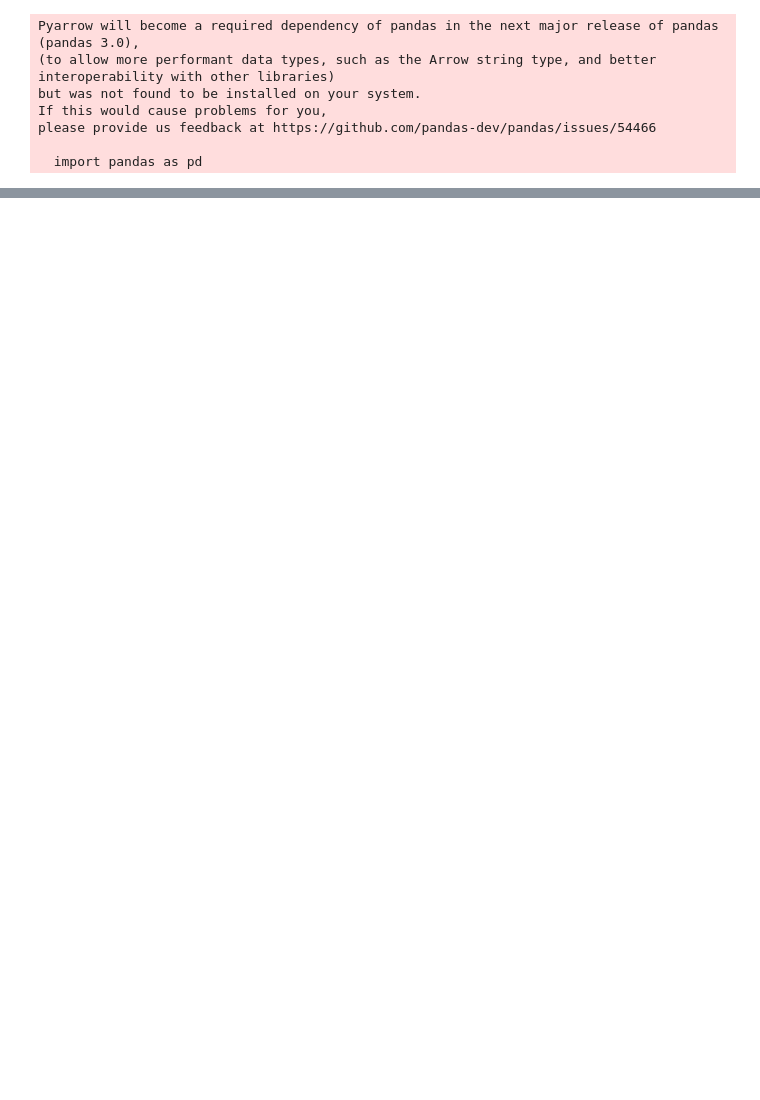
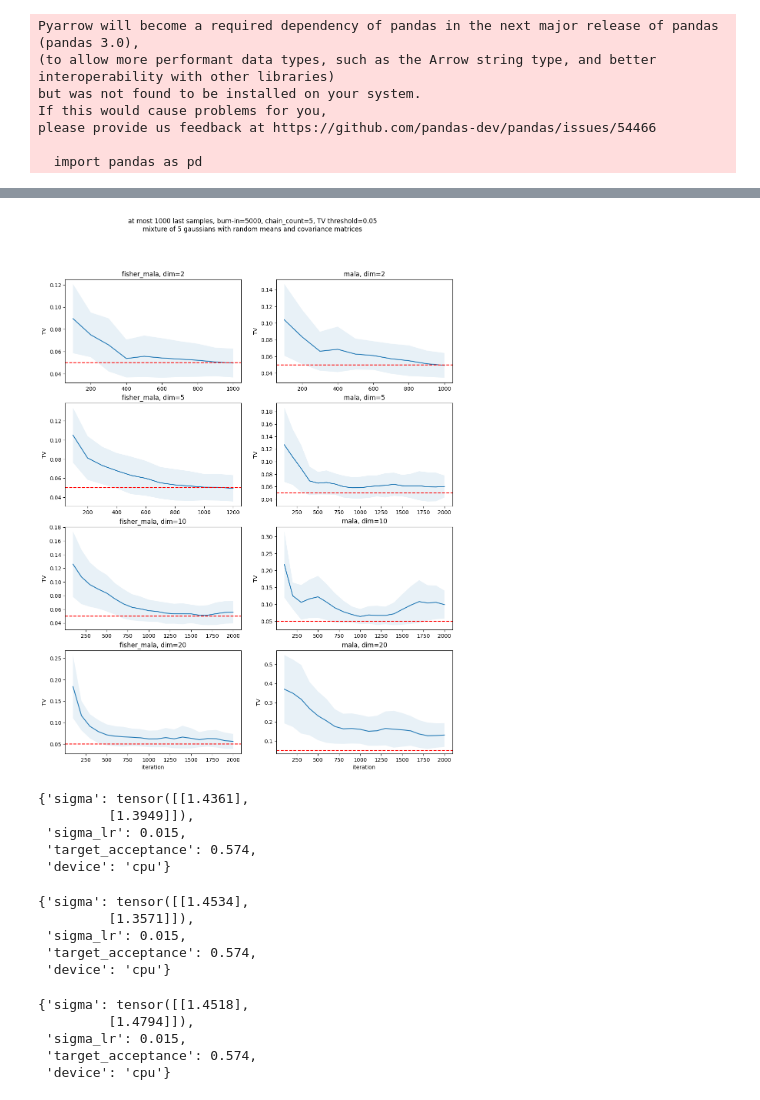
Before and after one commit to cepessh/LangevinMCMC, a Jupyter notebook: refactor_test.ipynb, the cells around one changed output, grey strips where cells are left out. Saved outputs shown, nothing was run; the diff lists cells and outputs as text; code cells hidden in the pictures; blank space fills up the shorter version.

Commit message:
fishermala vs mala experiment

```diff
--- a/refactor_test.ipynb
+++ b/refactor_test.ipynb
@@ -80,0 +172,66 @@ tensor([[[-0.4187,  0.0414],
+# %%
+tv_threshold = 0.05
+# %%
+fig, axes = plt.subplots(nrows=len(dimensions), ncols=2, figsize=(13, 4*len(dimensions), ))
+fig.suptitle(
+    f"at most {tail_count_cap} last samples, burn-in={burn_in_iter_count}, chain_count={chain_count}, "
+    f"TV threshold={tv_threshold}\n" +
+    f"mixture of {gaussian_count} gaussians with random means and covariance matrices"
+)
+
+for dim_ind in range(len(dimensions)):
+    for alg_ind, alg in enumerate(algs.keys()):
+
+        ticks_count = len(hist_data[dimensions[dim_ind]][alg][1])
+        xticks = probe_period * jnp.arange(1, ticks_count + 1)
+
+        axes[dim_ind, alg_ind].plot(
+            xticks,
+            [
+                entry["tv_mean"]
+                for entry in hist_data[dimensions[dim_ind]][alg][1]
+            ]
+        )
+        axes[dim_ind, alg_ind].fill_between(
+            xticks,
+            [
+                entry["tv_mean"] - entry["tv_std"]
+                for entry in hist_data[dimensions[dim_ind]][alg][1]
+            ],
+            [
+                entry["tv_mean"] + entry["tv_std"]
+                for entry in hist_data[dimensions[dim_ind]][alg][1]
+            ],
+            alpha=0.1
+        )
+        axes[dim_ind, alg_ind].axhline(tv_threshold, color="r", linestyle="dashed")
+        axes[dim_ind, alg_ind].set_title(f"{alg}, dim={dimensions[dim_ind]}")
+        if dim_ind + 1 == len(dimensions):
+            axes[dim_ind, alg_ind].set_xlabel("iteration")
+        axes[dim_ind, alg_ind].set_ylabel("TV")
+# %% [output]
+[figure, added]
+# %%
+algs["mala"].pipeline.sample_blocks[0].iteration.cache.params.meta
+# %% [output]
+{'sigma': tensor([[1.4361],
+         [1.3949]]),
+ 'sigma_lr': 0.015,
+ 'target_acceptance': 0.574,
+ 'device': 'cpu'}
+# %%
+algs["mala"].pipeline.sample_blocks[1].iteration.cache.params.meta
+# %% [output]
+{'sigma': tensor([[1.4534],
+         [1.3571]]),
+ 'sigma_lr': 0.015,
+ 'target_acceptance': 0.574,
+ 'device': 'cpu'}
+# %%
+algs["fisher_mala"].pipeline.sample_blocks[0].iteration.cache.params.meta
+# %% [output]
+{'sigma': tensor([[1.4518],
+         [1.4794]]),
+ 'sigma_lr': 0.015,
+ 'target_acceptance': 0.574,
+ 'device': 'cpu'}
```
Also changed, not shown: parts of 20 cells of this notebook, 4 other files.
